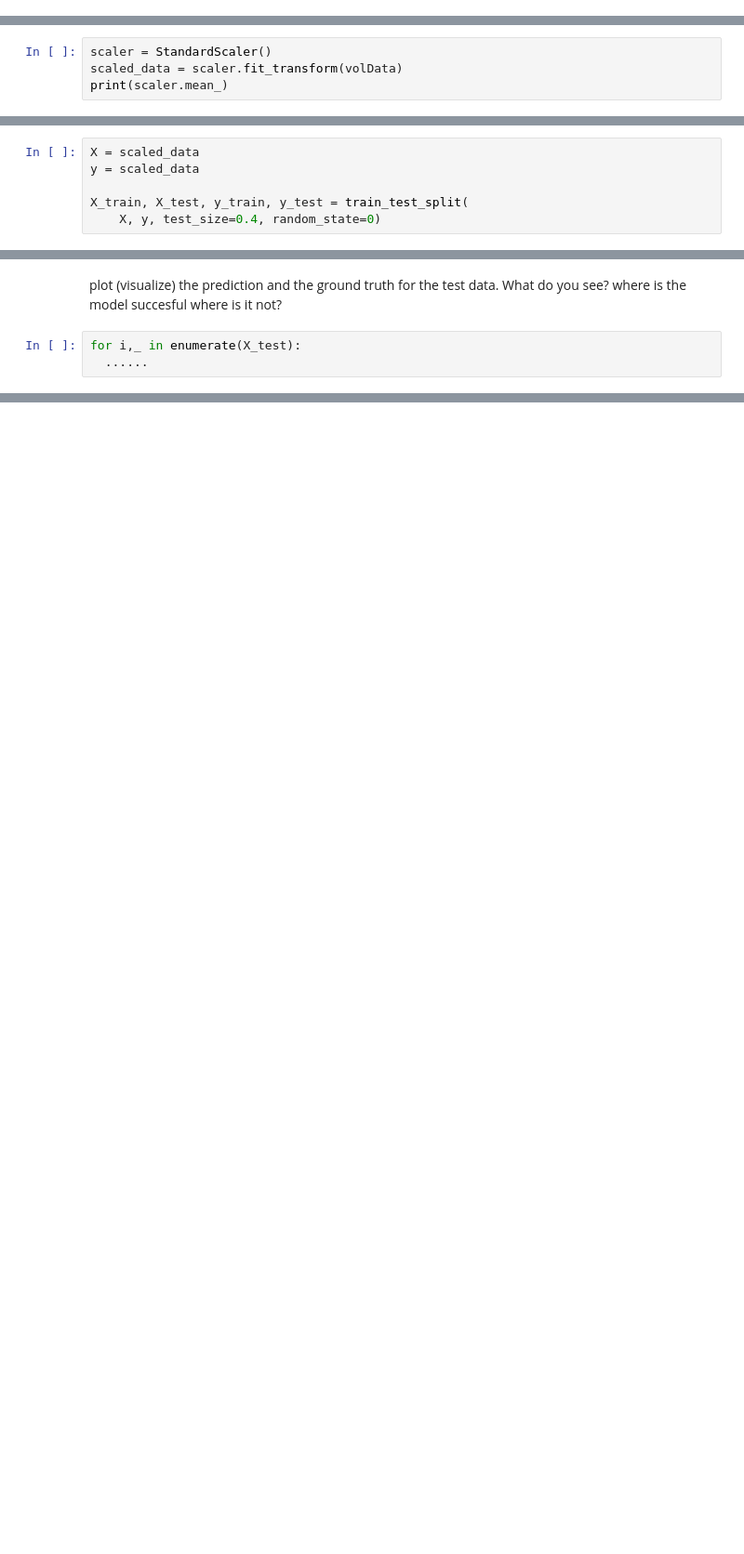
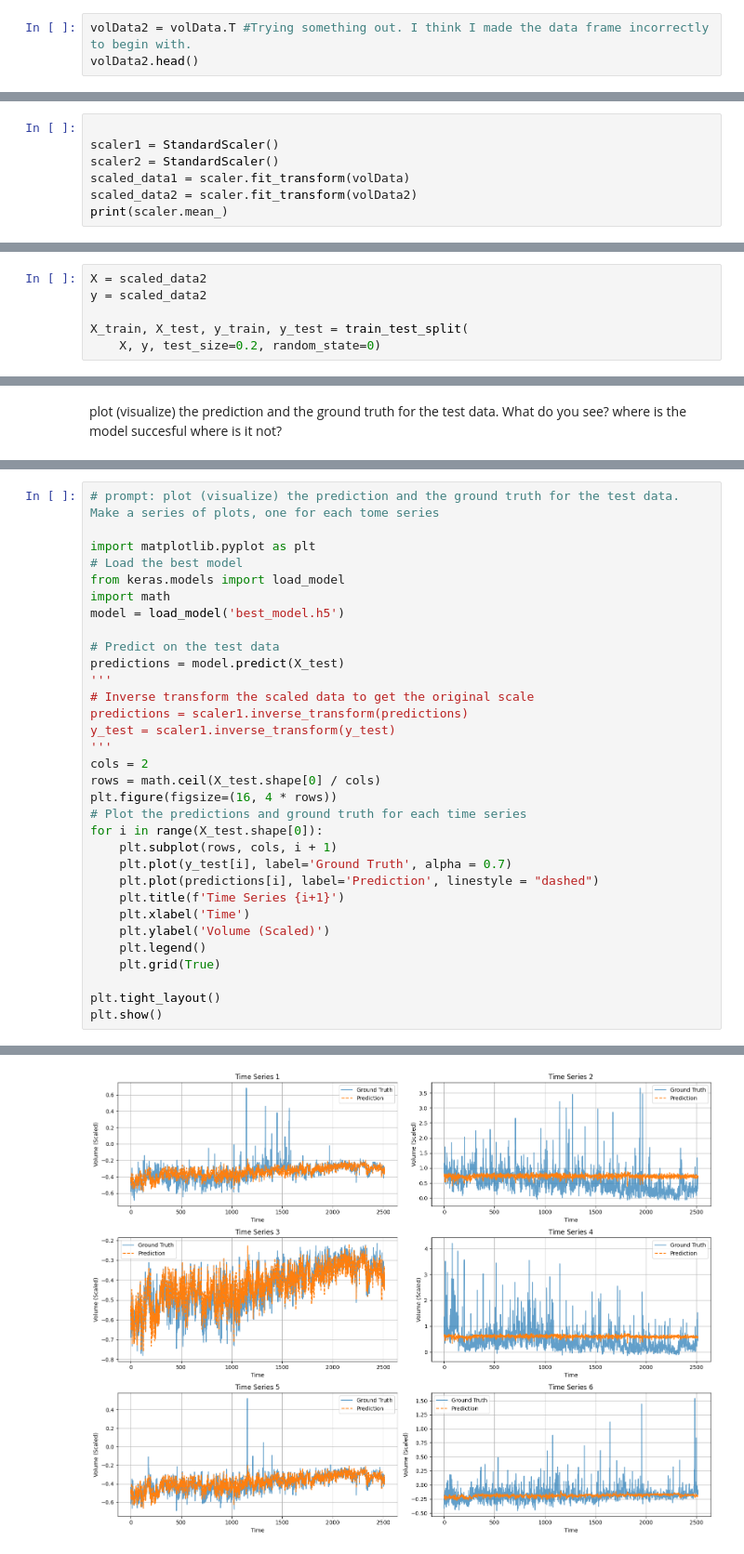
Before and after one commit to Legacy560/MLTSA25_RWolynetz, a Jupyter notebook: HW7/autoencoder_time_series_instructions_MLTSA25_RWolynetz.ipynb, the cells around one changed output, grey strips where cells are left out. Shown at 93% size. Drawn from its saved outputs; the diff is of its cells as text; blank space fills up the shorter version.

```diff
--- a/HW7/autoencoder_time_series_instructions_MLTSA25_RWolynetz.ipynb
+++ b/HW7/autoencoder_time_series_instructions_MLTSA25_RWolynetz.ipynb
@@ -277,0 +290,3 @@ hint: use Standard Scaler to save the mean and standard deviation of each time s
+# %%
+volData2 = volData.T #Trying something out. I think I made the data frame incorrectly to begin with.
+volData2.head()
@@ -278,5 +301,8 @@ hint: use Standard Scaler to save the mean and standard deviation of each time s
 # %%
-scaler = StandardScaler()
-scaled_data = scaler.fit_transform(volData)
+
+scaler1 = StandardScaler()
+scaler2 = StandardScaler()
+scaled_data1 = scaler.fit_transform(volData)
+scaled_data2 = scaler.fit_transform(volData2)
 print(scaler.mean_)
 # %% [output]
@@ -307,11 +332,11 @@ array([1., 1., 1., 1., 1., 1., 1., 1., 1., 1., 1., 1., 1., 1., 1., 1., 1.,
 # %% [markdown]
 split traiing and testimg data
 # %%
-X = scaled_data
-y = scaled_data
+X = scaled_data2
+y = scaled_data2
 
 X_train, X_test, y_train, y_test = train_test_split(
-    X, y, test_size=0.4, random_state=0)
+    X, y, test_size=0.2, random_state=0)
 # %%
 X_train.shape, X_test.shape, y_train.shape, y_test.shape
 # %% [output]
@@ -423,5 +482,2 @@ CAPTION!!
 # %% [markdown]
 plot (visualize) the prediction and the ground truth for the test data. What do you see? where is the model succesful where is it not?
-# %%
-for i,_ in enumerate(X_test):
-  ......
@@ -429,0 +488,33 @@ CAPTION!!
+# %%
+# prompt: plot (visualize) the prediction and the ground truth for the test data. Make a series of plots, one for each tome series
+
+import matplotlib.pyplot as plt
+# Load the best model
+from keras.models import load_model
+import math
+model = load_model('best_model.h5')
+
+# Predict on the test data
+predictions = model.predict(X_test)
+'''
+# Inverse transform the scaled data to get the original scale
+predictions = scaler1.inverse_transform(predictions)
+y_test = scaler1.inverse_transform(y_test)
+'''
+cols = 2
+rows = math.ceil(X_test.shape[0] / cols)
+plt.figure(figsize=(16, 4 * rows))
+# Plot the predictions and ground truth for each time series
+for i in range(X_test.shape[0]):
+    plt.subplot(rows, cols, i + 1)
+    plt.plot(y_test[i], label='Ground Truth', alpha = 0.7)
+    plt.plot(predictions[i], label='Prediction', linestyle = "dashed")
+    plt.title(f'Time Series {i+1}')
+    plt.xlabel('Time')
+    plt.ylabel('Volume (Scaled)')
+    plt.legend()
+    plt.grid(True)
+
+plt.tight_layout()
+plt.show()
+# %% [output]
@@ -429,0 +523 @@ CAPTION!!
+[figure, added]
```
Also changed, not shown: parts of 22 cells of this notebook.
